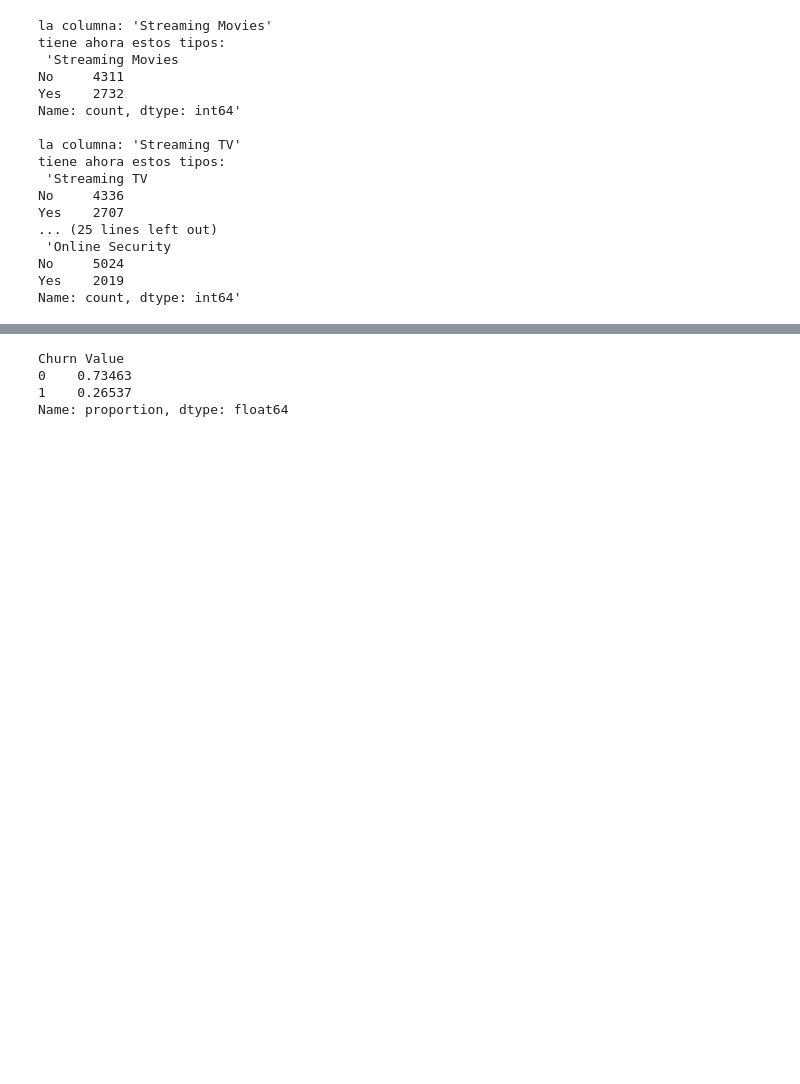
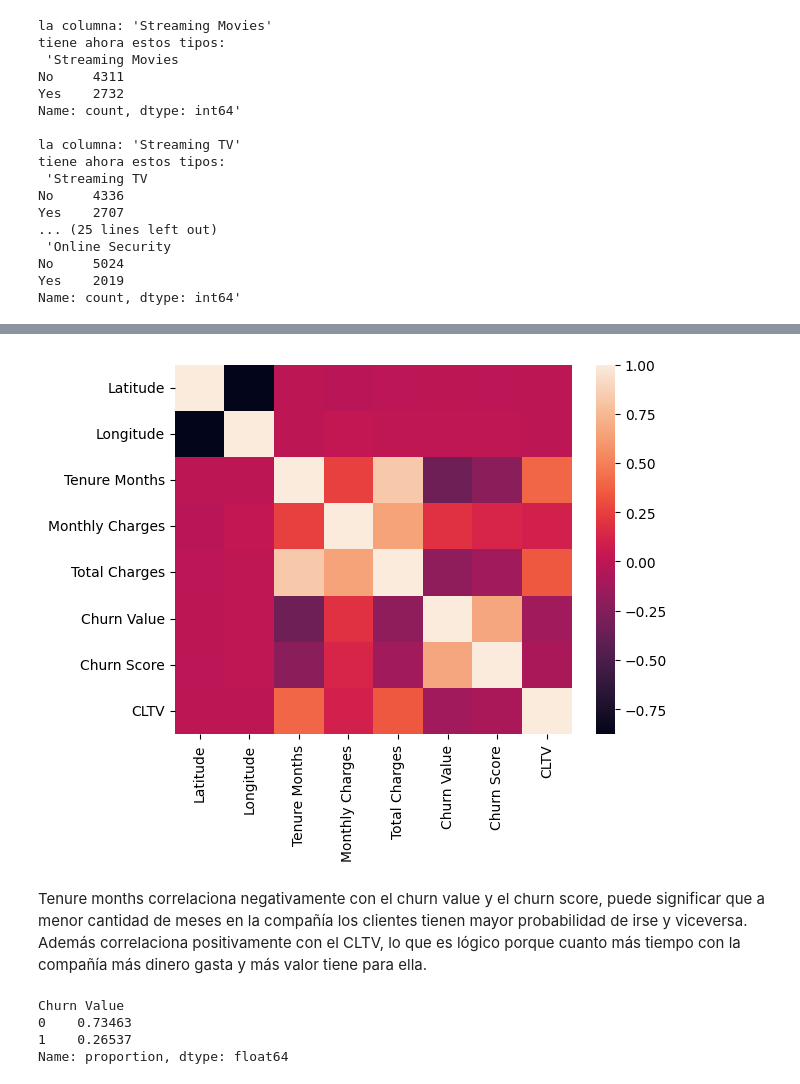
Before and after one commit to DavidPPLAZA/telecom-churn-prediction--ML--project, a Jupyter notebook: NOTEBOOK.ipynb, the cells around one changed output, grey strips where cells are left out. Saved outputs shown, nothing was run; the diff lists cells and outputs as text; code cells hidden in the pictures; blank space fills up the shorter version.

```diff
--- a/NOTEBOOK.ipynb
+++ b/NOTEBOOK.ipynb
@@ -274,3 +292,11 @@ Name: count, dtype: int64'
+# %%
+corr = churn.corr(numeric_only=True)
+sns.heatmap(data = corr)
+plt.show()
+# %% [output]
+[figure, added]
+# %% [markdown]
+Tenure months correlaciona negativamente con el churn value y el churn score, puede significar que a menor cantidad de meses en la compañía los clientes tienen mayor probabilidad de irse y viceversa. Además correlaciona positivamente con el CLTV, lo que es lógico porque cuanto más tiempo con la compañía más dinero gasta y más valor tiene para ella.
 # %%
 print(churn['Churn Value'].value_counts(normalize=True))
 
```
Also changed, not shown: parts of 21 cells of this notebook, 1 other file.
